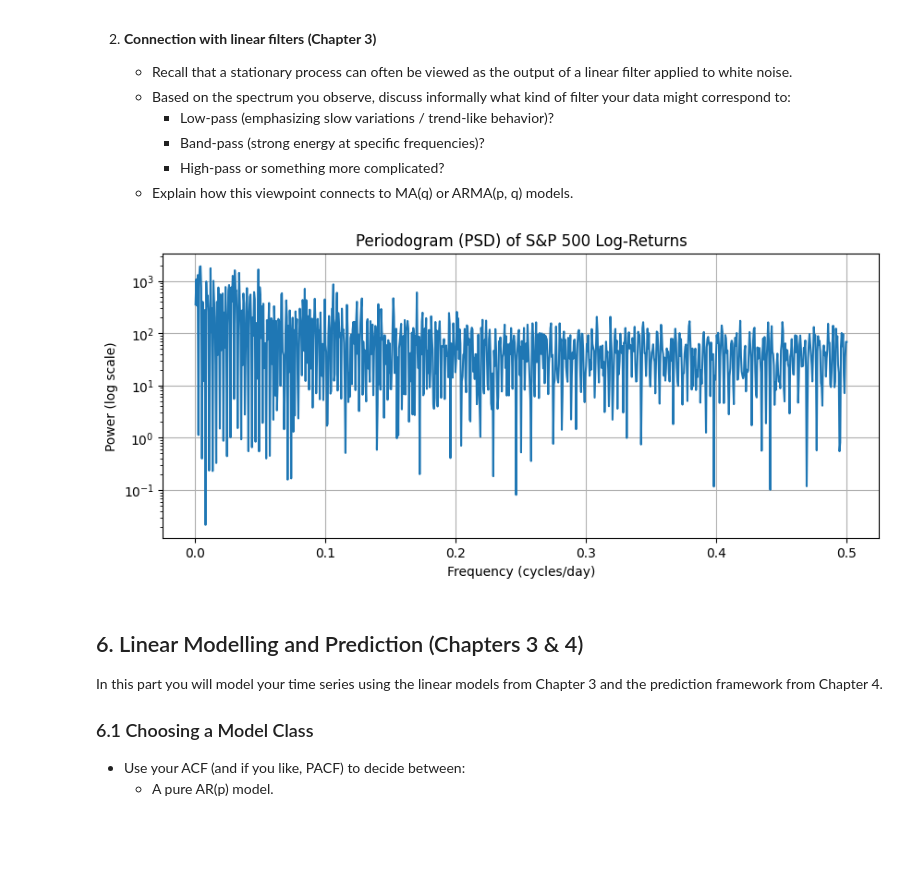
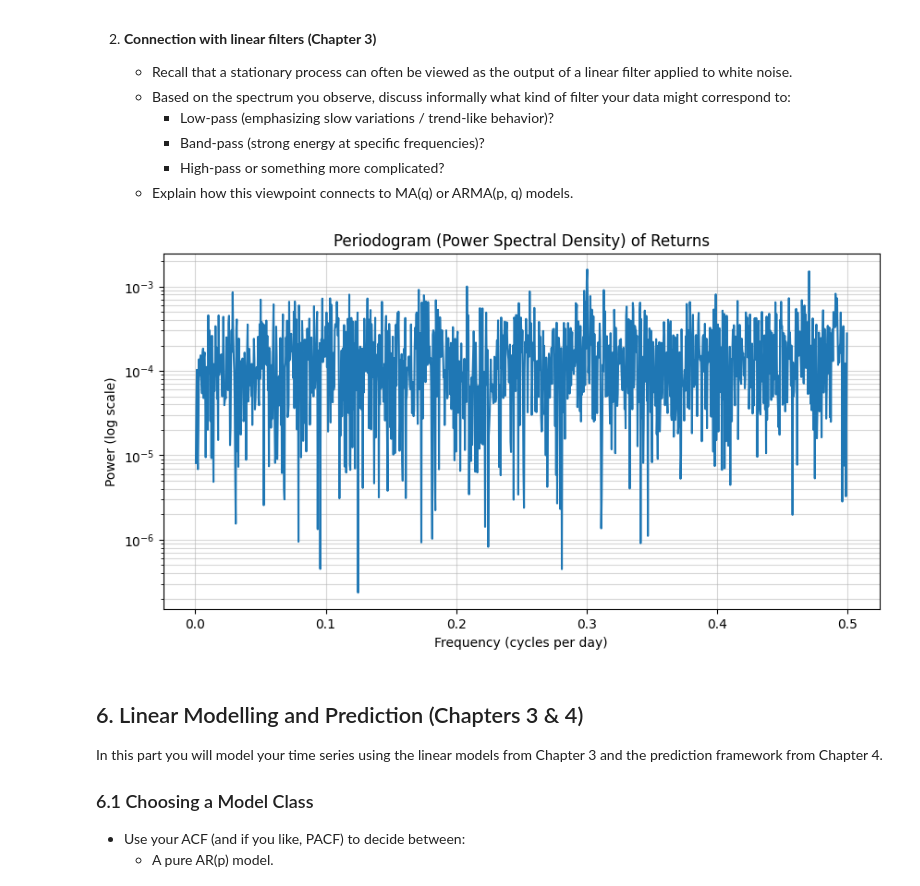
Before and after one commit to guilherme13c/Time-Series-TP, a Jupyter notebook: Lab4_Optional.ipynb, the cells around one changed output. Saved outputs shown, nothing was run; the diff lists cells and outputs as text; code cells hidden in the pictures; blank space fills up the shorter version.

```diff
--- a/Lab4_Optional.ipynb
+++ b/Lab4_Optional.ipynb
@@ -136,7 +136,7 @@ import matplotlib.pyplot as plt
 #   "B" the Paris daily temperature (2010–2014)
 #   "C" the S&P 500 daily log-returns (2010–2019)
 
-option = "B"   # change this to "B" or "C" as needed
+option = "C"   # change this to "B" or "C" as needed
 
 file_path = ""
 date_col = ""
@@ -284,18 +260,18 @@ Apply the frequency-domain tools from the course:
 # %%
 import scipy.signal
 
-f, Pxx = scipy.signal.periodogram(ts_values, window='boxcar', fs=1.0)
+# Compute Periodogram
+f, Pxx = scipy.signal.periodogram(ts_values, window='boxcar')
 
-plt.figure(figsize=(10, 4))
-
+plt.figure(figsize=(10, 5))
 plt.semilogy(f[1:], Pxx[1:])
-plt.title('Periodogram (PSD) of S&P 500 Log-Returns')
-plt.xlabel('Frequency (cycles/day)')
+plt.title('Periodogram (Power Spectral Density) of Returns')
+plt.xlabel('Frequency (cycles per day)')
 plt.ylabel('Power (log scale)')
-plt.grid(True)
+plt.grid(True, which="both", alpha=0.5)
 plt.show()
 # %% [output]
-[figure, old version]
+[figure, new version]
 # %% [markdown]
 ## 6. Linear Modelling and Prediction (Chapters 3 & 4)
 
```
Also changed, not shown: parts of 5 cells of this notebook, 1 other file.
